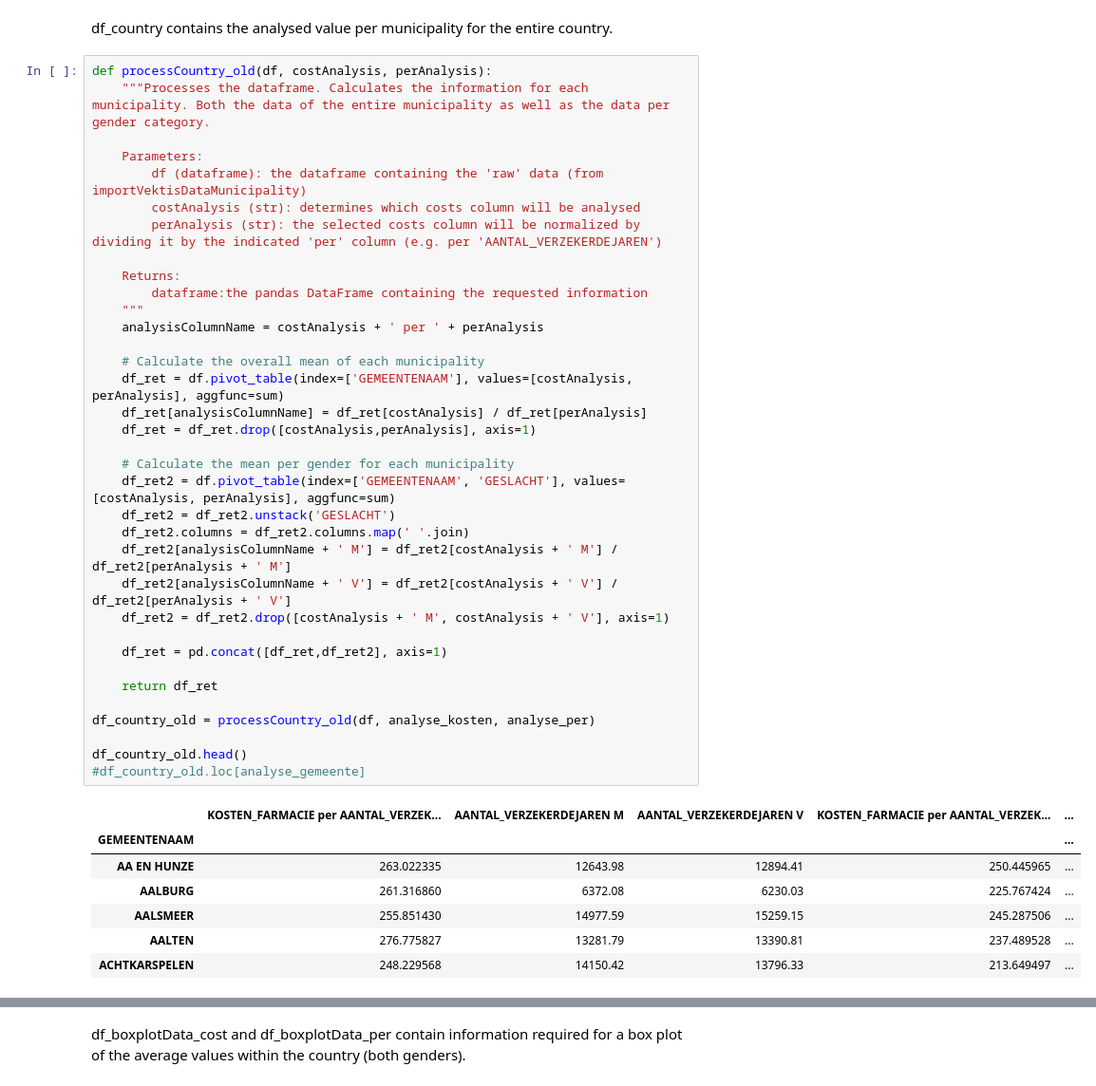
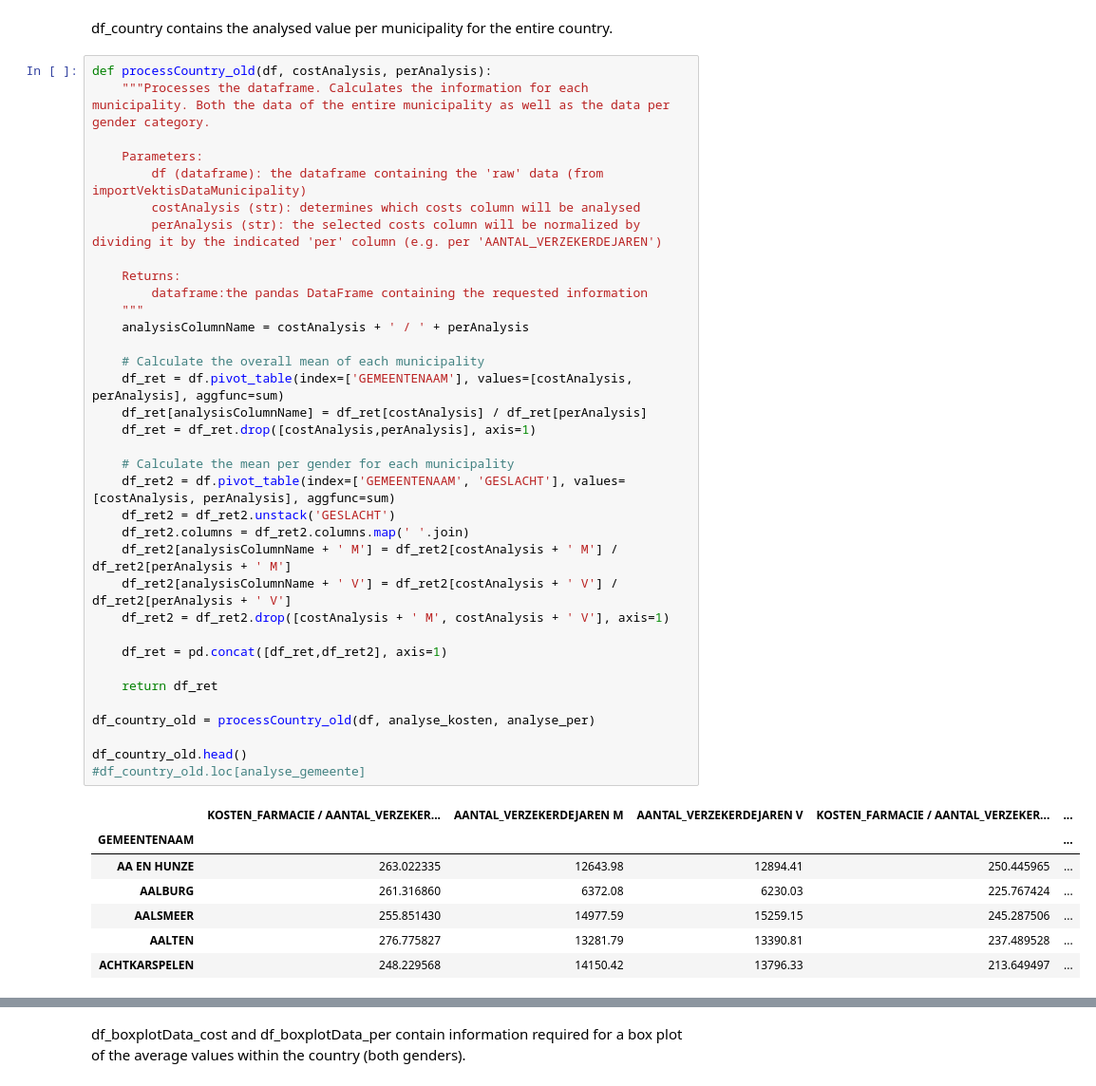
Before and after one commit to bokhove/Vektis, a Jupyter notebook: 1.Vektis Open data.ipynb, the cells around one changed output, grey strips where cells are left out. Shown at 95% size. Drawn from its saved outputs; the diff is of its cells as text.

```diff
--- a/1.Vektis Open data.ipynb
+++ b/1.Vektis Open data.ipynb
@@ -117,35 +117,35 @@ def processCountry_old(df, costAnalysis, perAnalysis):
         df (dataframe): the dataframe containing the 'raw' data (from importVektisDataMunicipality)
         costAnalysis (str): determines which costs column will be analysed
         perAnalysis (str): the selected costs column will be normalized by dividing it by the indicated 'per' column (e.g. per 'AANTAL_VERZEKERDEJAREN')
 
     Returns:
         dataframe:the pandas DataFrame containing the requested information
     """
-    analysisColumnName = costAnalysis + ' per ' + perAnalysis
+    analysisColumnName = costAnalysis + ' / ' + perAnalysis
 
     # Calculate the overall mean of each municipality
     df_ret = df.pivot_table(index=['GEMEENTENAAM'], values=[costAnalysis, perAnalysis], aggfunc=sum)
     df_ret[analysisColumnName] = df_ret[costAnalysis] / df_ret[perAnalysis]
     df_ret = df_ret.drop([costAnalysis,perAnalysis], axis=1)
 
     # Calculate the mean per gender for each municipality
     df_ret2 = df.pivot_table(index=['GEMEENTENAAM', 'GESLACHT'], values=[costAnalysis, perAnalysis], aggfunc=sum)
     df_ret2 = df_ret2.unstack('GESLACHT')
     df_ret2.columns = df_ret2.columns.map(' '.join)
     df_ret2[analysisColumnName + ' M'] = df_ret2[costAnalysis + ' M'] / df_ret2[perAnalysis + ' M']
     df_ret2[analysisColumnName + ' V'] = df_ret2[costAnalysis + ' V'] / df_ret2[perAnalysis + ' V']
     df_ret2 = df_ret2.drop([costAnalysis + ' M', costAnalysis + ' V'], axis=1)
 
     df_ret = pd.concat([df_ret,df_ret2], axis=1)
 
     return df_ret
 
 df_country_old = processCountry_old(df, analyse_kosten, analyse_per)
 
 df_country_old.head()
 #df_country_old.loc[analyse_gemeente]
 # %% [output]
-|  | KOSTEN_FARMACIE per AANTAL_VERZEK... | AANTAL_VERZEKERDEJAREN M | AANTAL_VERZEKERDEJAREN V | KOSTEN_FARMACIE per AANTAL_VERZEK... | ... |
+|  | KOSTEN_FARMACIE / AANTAL_VERZEKER... | AANTAL_VERZEKERDEJAREN M | AANTAL_VERZEKERDEJAREN V | KOSTEN_FARMACIE / AANTAL_VERZEKER... | ... |
 | GEMEENTENAAM |  |  |  |  | ... |
 | AA EN HUNZE | 263.022335 | 12643.98 | 12894.41 | 250.445965 | ... |
 | AALBURG | 261.316860 | 6372.08 | 6230.03 | 225.767424 | ... |
```
Also changed, not shown: parts of 11 cells of this notebook, 1 other file.
